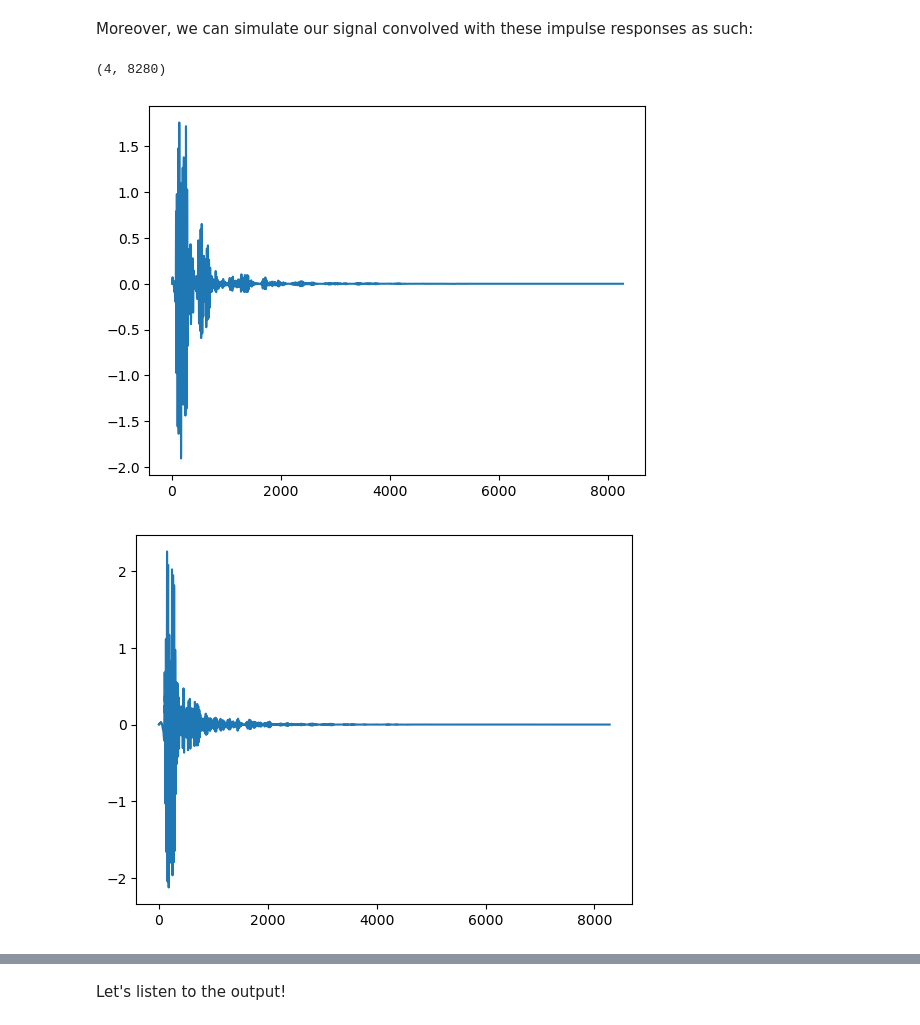
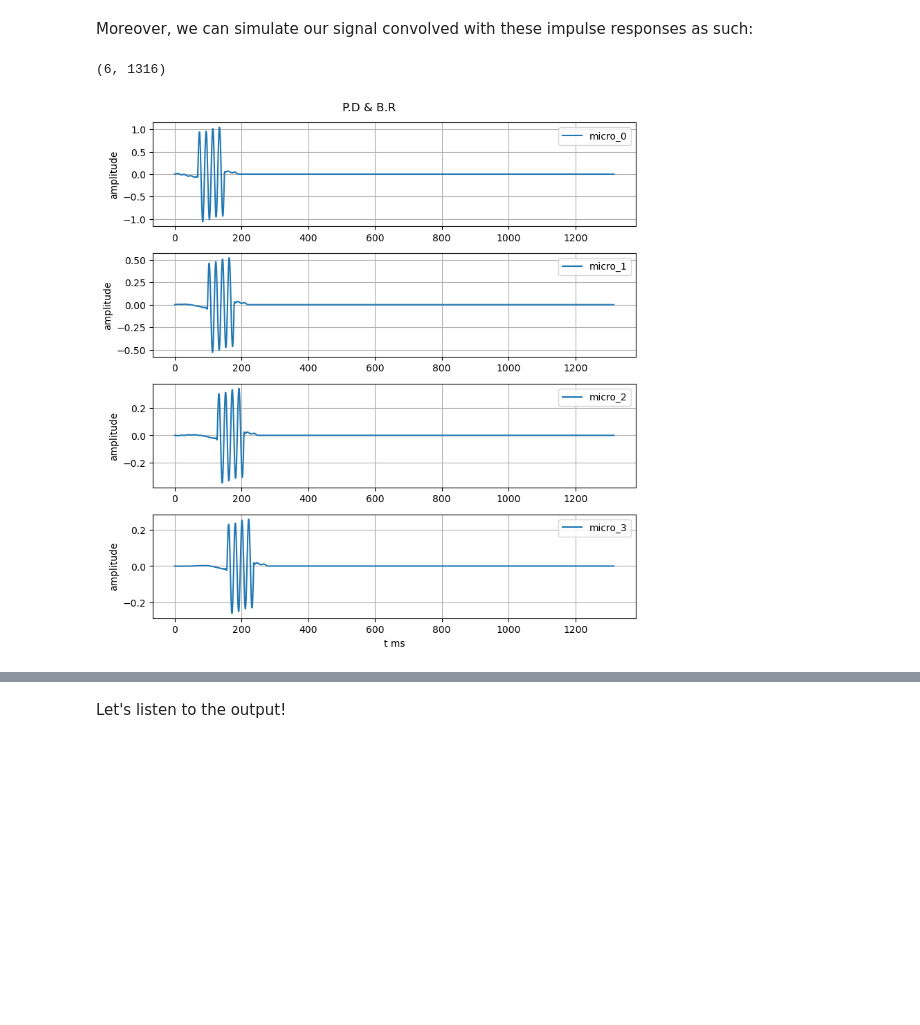
Before and after one commit to PierreDOE/TP2_Acoustics, a Jupyter notebook: Pierre_doe_TP2.ipynb, the cells around one changed output, grey strips where cells are left out. Saved outputs shown, nothing was run; the diff lists cells and outputs as text; code cells hidden in the pictures; blank space fills up the shorter version.

```diff
--- a/Pierre_doe_TP2.ipynb
+++ b/Pierre_doe_TP2.ipynb
@@ -123,19 +124,20 @@ plt.show()
 # specify signal source
 fs, signal = wavfile.read("arctic_a0010.wav")
 fs = samples
+ordre_voulu = 0
 
 # set max_order to a low value for a quick (but less accurate) RIR
-room = pra.Room.from_corners(corners, fs=fs, max_order=3, materials=pra.Material(0.2, 0.15), ray_tracing=True, air_absorption=True)
+room = pra.Room.from_corners(corners, fs=fs, max_order=ordre_voulu, materials=pra.Material(0.2, 0.15), ray_tracing=False, air_absorption=True)
 room.extrude(2., materials=pra.Material(0.2, 0.15))
 
 # Set the ray tracing parameters
-room.set_ray_tracing(receiver_radius=0.5, n_rays=10000, energy_thres=1e-5)
+#room.set_ray_tracing(receiver_radius=0.5, n_rays=10000, energy_thres=1e-5)
 
 # add source and set the signal to WAV file content
 room.add_source([2, 0.5, 1.5], signal=extended_signal)
 
 # add two-microphone array
-R = np.array([[3, 4,6,10], [0.5, 0.5,0.5,0.5], [1.5, 1.5,1.5, 1.5]])  # [[x], [y], [z]]
+R = np.array([[3,4,5,6,7,10], [0.5,0.5,0.5, 0.5,0.5,0.5], [1.5,1.5,1.5, 1.5,1.5, 1.5]])  # [[x], [y], [z]]
 room.add_microphone(R)
 
 # compute image sources
@@ -144,6 +146,6 @@ room.image_source_model()
 # visualize 3D polyhedron room and image sources
 # img_ordre donne le niveau maximum d'ordre de reflexion des sources
 # Ce schéma affiche les sources et les sources mirrorés si les parois sont reflechissantes => + de sources mirroir
-fig, ax = room.plot(img_order=0)
+fig, ax = room.plot(img_order= ordre_voulu)
 fig.set_size_inches(10.5, 15.5)
 # %% [output]
@@ -173,10 +237,18 @@ Moreover, we can simulate our signal convolved with these impulse responses as s
 # %%
 room.simulate()
 print(room.mic_array.signals.shape)
+plt.figure(figsize=[8, 8])
+plt.suptitle("P.D & B.R")
 for i in range(4):
-    plt.plot(room.mic_array.signals[i])
-    plt.show()
+    plt.subplot(4,1,i+1)
+    plt.plot(room.mic_array.signals[i],label = f'micro_{i}')
+    plt.legend()
+    plt.ylabel("amplitude")
+    plt.tight_layout()
+    plt.grid()
+
+plt.xlabel("t ms")
+plt.show()
 # %% [output]
-(4, 8280)
+(6, 1316)
-[figure, old version]
+[figure, new version]
-[figure, removed]
```
Also changed, not shown: parts of 10 cells of this notebook.
